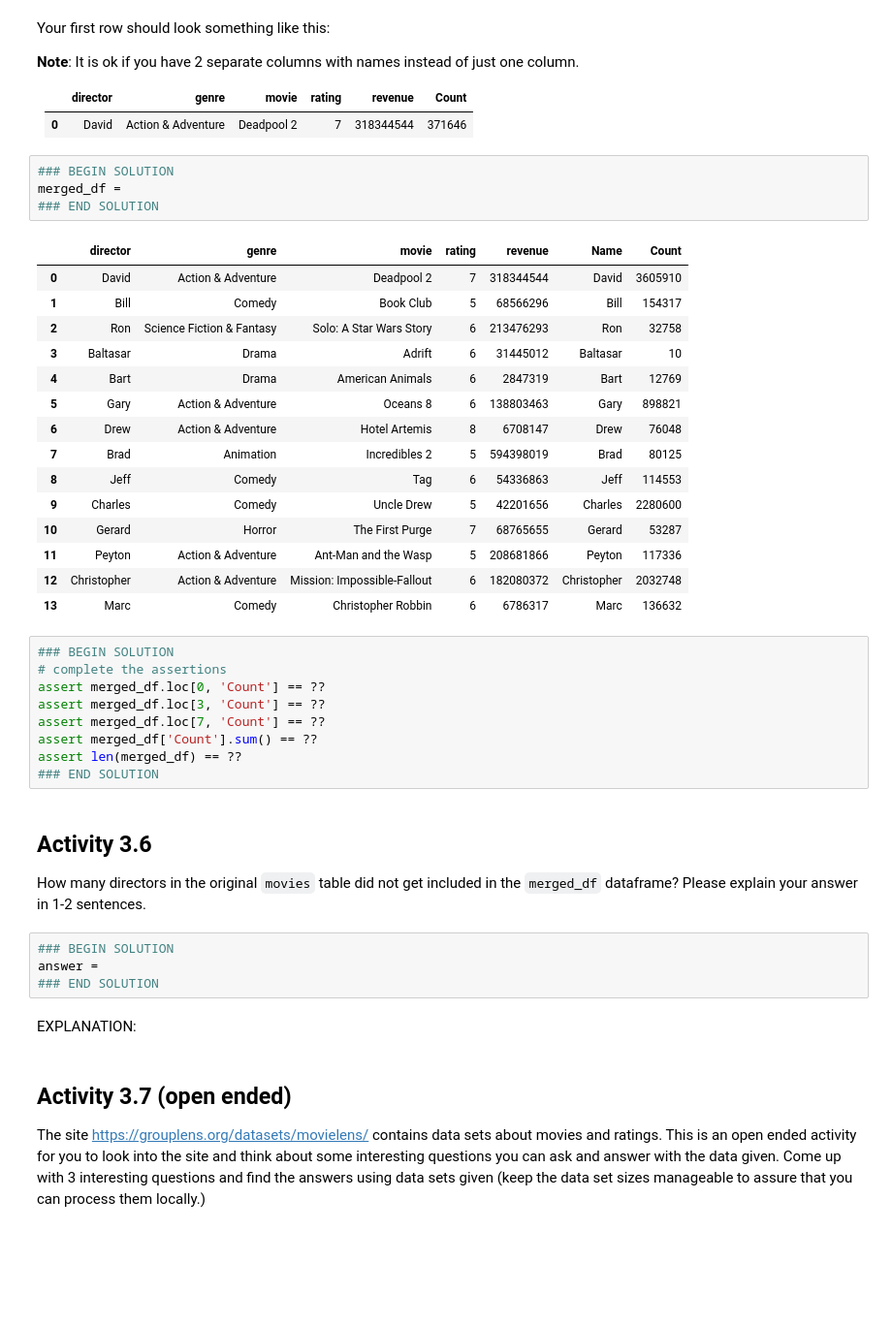
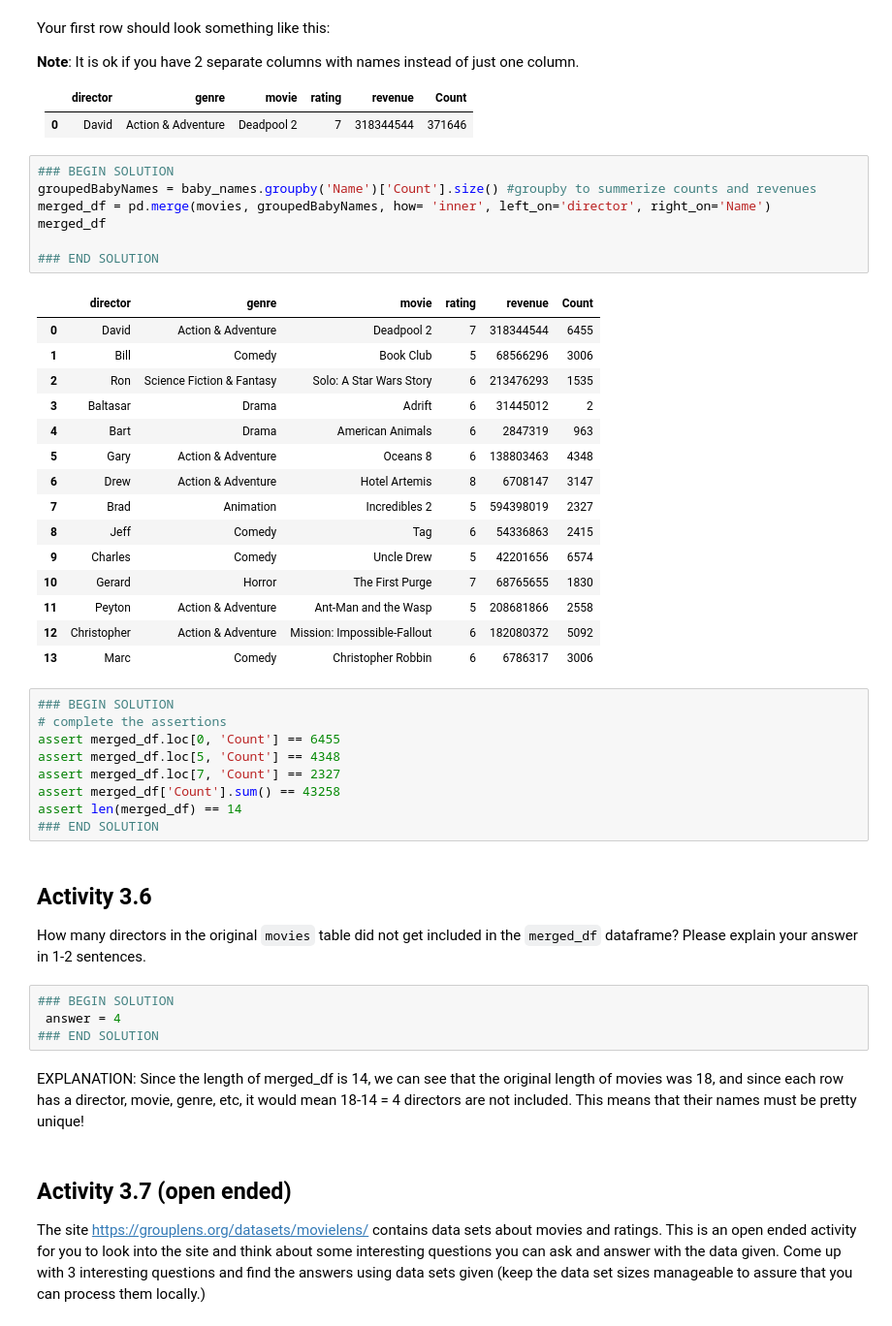
Before and after one commit to aarif-razak/cs439Work, a Jupyter notebook: Lab2/02_ahr58_Lab2.ipynb, the cells around one changed output. Shown at 97% size. Saved outputs shown, nothing was run; the diff lists cells and outputs as text; blank space fills up the shorter version.

```diff
--- a/Lab2/02_ahr58_Lab2.ipynb
+++ b/Lab2/02_ahr58_Lab2.ipynb
@@ -876,34 +889,37 @@ Your first row should look something like this:
   </tbody>
 </table>
 </table>
-# %%
-### BEGIN SOLUTION
-merged_df =
-### END SOLUTION
-# %% [output]
-|  | director | genre | movie | rating | revenue | Name | Count |
-| 0 | David | Action & Adventure | Deadpool 2 | 7 | 318344544 | David | 3605910 |
-| 1 | Bill | Comedy | Book Club | 5 | 68566296 | Bill | 154317 |
-| 2 | Ron | Science Fiction & Fantasy | Solo: A Star Wars Story | 6 | 213476293 | Ron | 32758 |
-| 3 | Baltasar | Drama | Adrift | 6 | 31445012 | Baltasar | 10 |
-| 4 | Bart | Drama | American Animals | 6 | 2847319 | Bart | 12769 |
-| 5 | Gary | Action & Adventure | Oceans 8 | 6 | 138803463 | Gary | 898821 |
-| 6 | Drew | Action & Adventure | Hotel Artemis | 8 | 6708147 | Drew | 76048 |
-| 7 | Brad | Animation | Incredibles 2 | 5 | 594398019 | Brad | 80125 |
-| 8 | Jeff | Comedy | Tag | 6 | 54336863 | Jeff | 114553 |
-| 9 | Charles | Comedy | Uncle Drew | 5 | 42201656 | Charles | 2280600 |
-| 10 | Gerard | Horror | The First Purge | 7 | 68765655 | Gerard | 53287 |
-| 11 | Peyton | Action & Adventure | Ant-Man and the Wasp | 5 | 208681866 | Peyton | 117336 |
-| 12 | Christopher | Action & Adventure | Mission: Impossible-Fallout | 6 | 182080372 | Christopher | 2032748 |
-| 13 | Marc | Comedy | Christopher Robbin | 6 | 6786317 | Marc | 136632 |
+# %%
+### BEGIN SOLUTION
+groupedBabyNames = baby_names.groupby('Name')['Count'].size() #groupby to summerize counts and revenues
+merged_df = pd.merge(movies, groupedBabyNames, how= 'inner', left_on='director', right_on='Name')
+merged_df
+
+### END SOLUTION
+# %% [output]
+|  | director | genre | movie | rating | revenue | Count |
+| 0 | David | Action & Adventure | Deadpool 2 | 7 | 318344544 | 6455 |
+| 1 | Bill | Comedy | Book Club | 5 | 68566296 | 3006 |
+| 2 | Ron | Science Fiction & Fantasy | Solo: A Star Wars Story | 6 | 213476293 | 1535 |
+| 3 | Baltasar | Drama | Adrift | 6 | 31445012 | 2 |
+| 4 | Bart | Drama | American Animals | 6 | 2847319 | 963 |
+| 5 | Gary | Action & Adventure | Oceans 8 | 6 | 138803463 | 4348 |
+| 6 | Drew | Action & Adventure | Hotel Artemis | 8 | 6708147 | 3147 |
+| 7 | Brad | Animation | Incredibles 2 | 5 | 594398019 | 2327 |
+| 8 | Jeff | Comedy | Tag | 6 | 54336863 | 2415 |
+| 9 | Charles | Comedy | Uncle Drew | 5 | 42201656 | 6574 |
+| 10 | Gerard | Horror | The First Purge | 7 | 68765655 | 1830 |
+| 11 | Peyton | Action & Adventure | Ant-Man and the Wasp | 5 | 208681866 | 2558 |
+| 12 | Christopher | Action & Adventure | Mission: Impossible-Fallout | 6 | 182080372 | 5092 |
+| 13 | Marc | Comedy | Christopher Robbin | 6 | 6786317 | 3006 |
 # %%
 ### BEGIN SOLUTION
 # complete the assertions
-assert merged_df.loc[0, 'Count'] == ??
-assert merged_df.loc[3, 'Count'] == ??
-assert merged_df.loc[7, 'Count'] == ??
-assert merged_df['Count'].sum() == ??
-assert len(merged_df) == ??
+assert merged_df.loc[0, 'Count'] == 6455
+assert merged_df.loc[5, 'Count'] == 4348
+assert merged_df.loc[7, 'Count'] == 2327
+assert merged_df['Count'].sum() == 43258
+assert len(merged_df) == 14
 ### END SOLUTION
 # %% [markdown]
 ## Activity 3.6
@@ -911,10 +927,10 @@ assert len(merged_df) == ??
 How many directors in the original `movies` table did not get included in the `merged_df` dataframe? Please explain your answer in 1-2 sentences.
 # %%
 ### BEGIN SOLUTION
-answer =
+ answer = 4
 ### END SOLUTION
-# %% [markdown]
-EXPLANATION:
+# %% [markdown]
+EXPLANATION: Since the length of merged_df is 14, we can see that the original length of movies was 18, and since each row has a director, movie, genre, etc, it would mean 18-14 = 4 directors are not included. This means that their names must be pretty unique!
 # %% [markdown]
 ## Activity 3.7 (open ended)
 The site https://grouplens.org/datasets/movielens/ contains data sets about movies and ratings. This is an open ended activity for you to look into the site and think about some interesting questions you can ask and answer with the data given. Come up with 3 interesting questions and find the answers using data sets given (keep the data set sizes manageable to assure that you can process them locally.)
```
Also changed, not shown: parts of 4 cells of this notebook.
